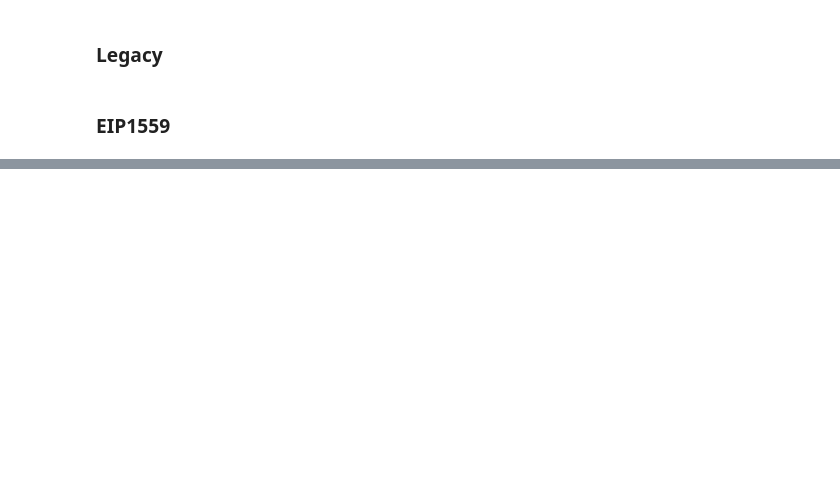
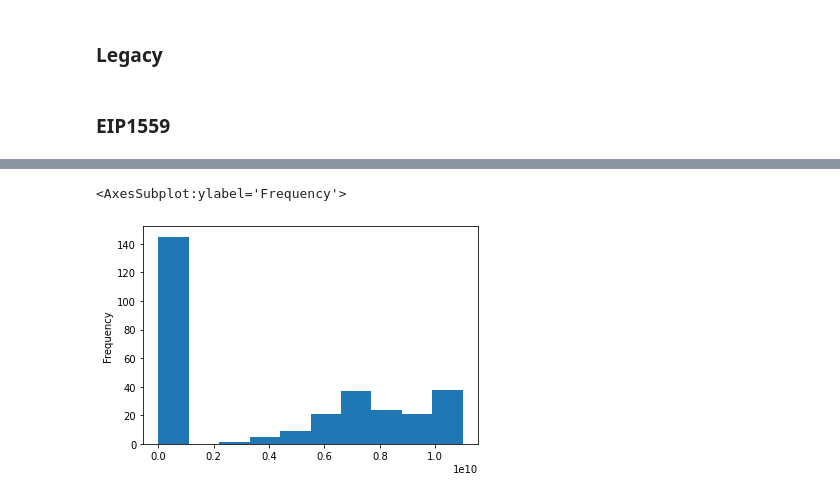
Before and after one commit to SHSR2001/abm1559, a Jupyter notebook: sma_project/main_notebook.ipynb, the cells around one changed output, grey strips where cells are left out. Drawn from its saved outputs; the diff is of its cells as text; code cells hidden in the pictures; blank space fills up the shorter version.

```diff
--- a/sma_project/main_notebook.ipynb
+++ b/sma_project/main_notebook.ipynb
@@ -284,0 +506,5 @@ df2
+# %%
+df2['avg_gas_price'].plot(kind = 'hist')
+# %% [output]
+<AxesSubplot:ylabel='Frequency'>
+[figure, added]
```
Also changed, not shown: parts of 48 cells of this notebook.
